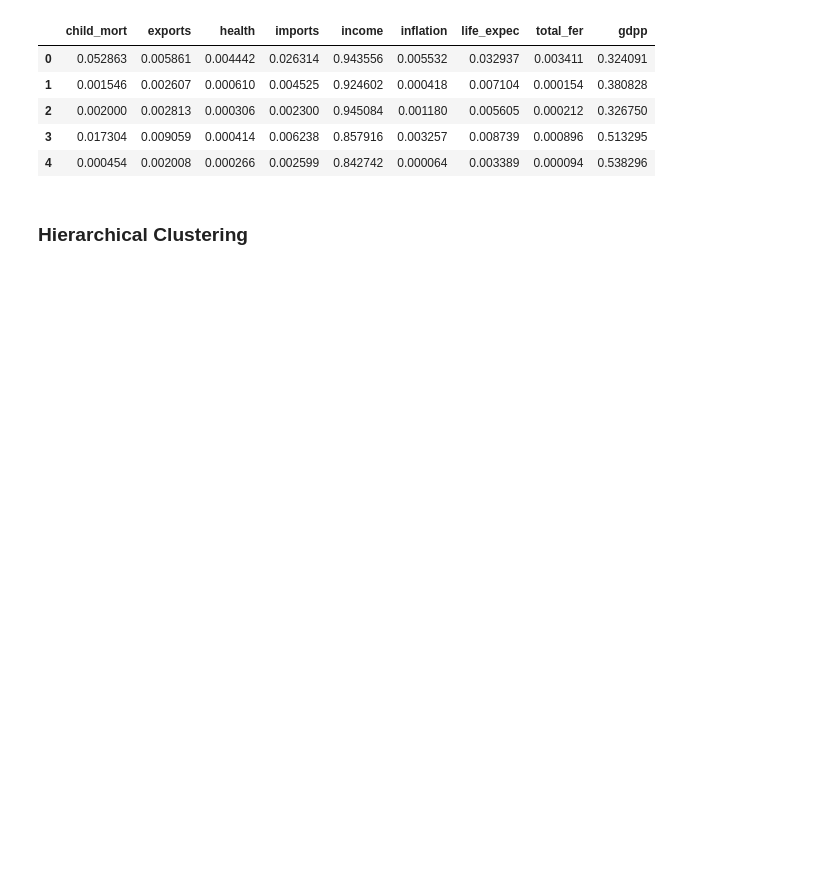
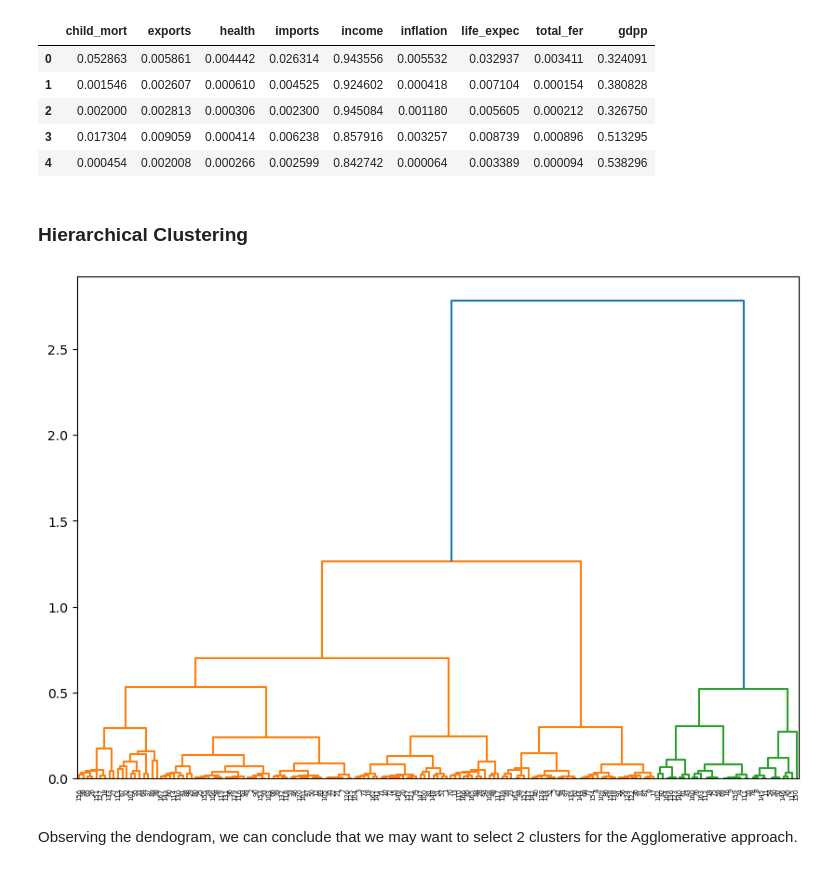
Before and after one commit to mciccale/countries-clustering, a Jupyter notebook: notebooks/analysis.ipynb, the cells around one changed output. Saved outputs shown, nothing was run; the diff lists cells and outputs as text; code cells hidden in the pictures; blank space fills up the shorter version.

Commit message:
add hierarchical and probabilistic clustering (agglomerative and gaussian mixtures)

```diff
--- a/notebooks/analysis.ipynb
+++ b/notebooks/analysis.ipynb
@@ -221,3 +252,18 @@ df.head(5)
 | 4 | 0.000454 | 0.002008 | 0.000266 | 0.002599 | 0.842742 | 0.000064 | 0.003389 | 0.000094 | 0.538296 |
 # %% [markdown]
 ### Hierarchical Clustering
+# %%
+from scipy.cluster.hierarchy import dendrogram, linkage
+from matplotlib import pyplot as plt
+
+plt.figure(figsize=(10, 7))
+dendrogram(linkage(df, metric='euclidean', method='ward'),
+           orientation='top',
+           labels=range(1, df.shape[0]+1),
+           distance_sort='descending',
+           show_leaf_counts=True)
+plt.show()
+# %% [output]
+[figure, added]
+# %% [markdown]
+Observing the dendogram, we can conclude that we may want to select 2 clusters for the Agglomerative approach.
```
Also changed, not shown: parts of 22 cells of this notebook, 1 other file.
